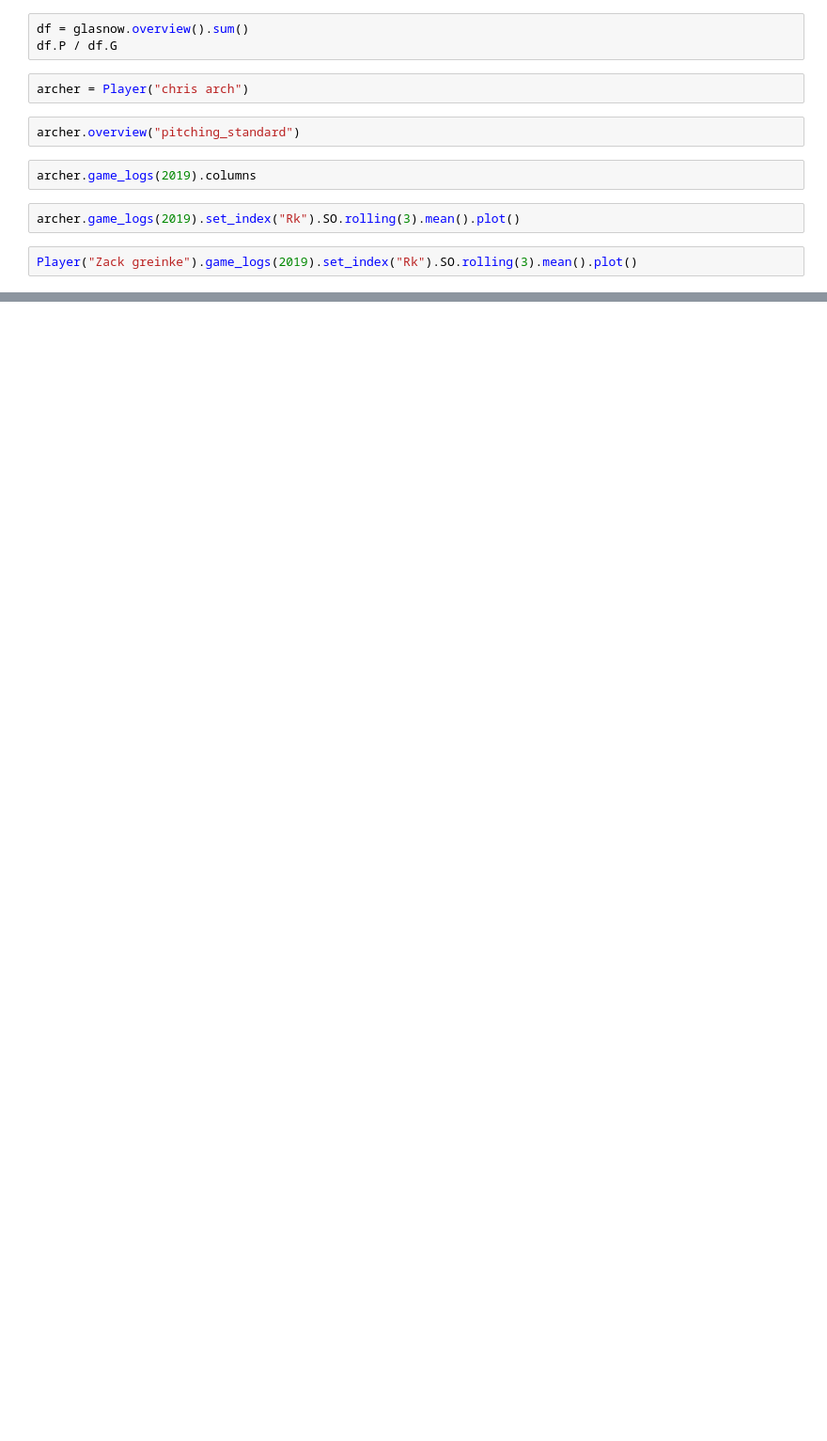
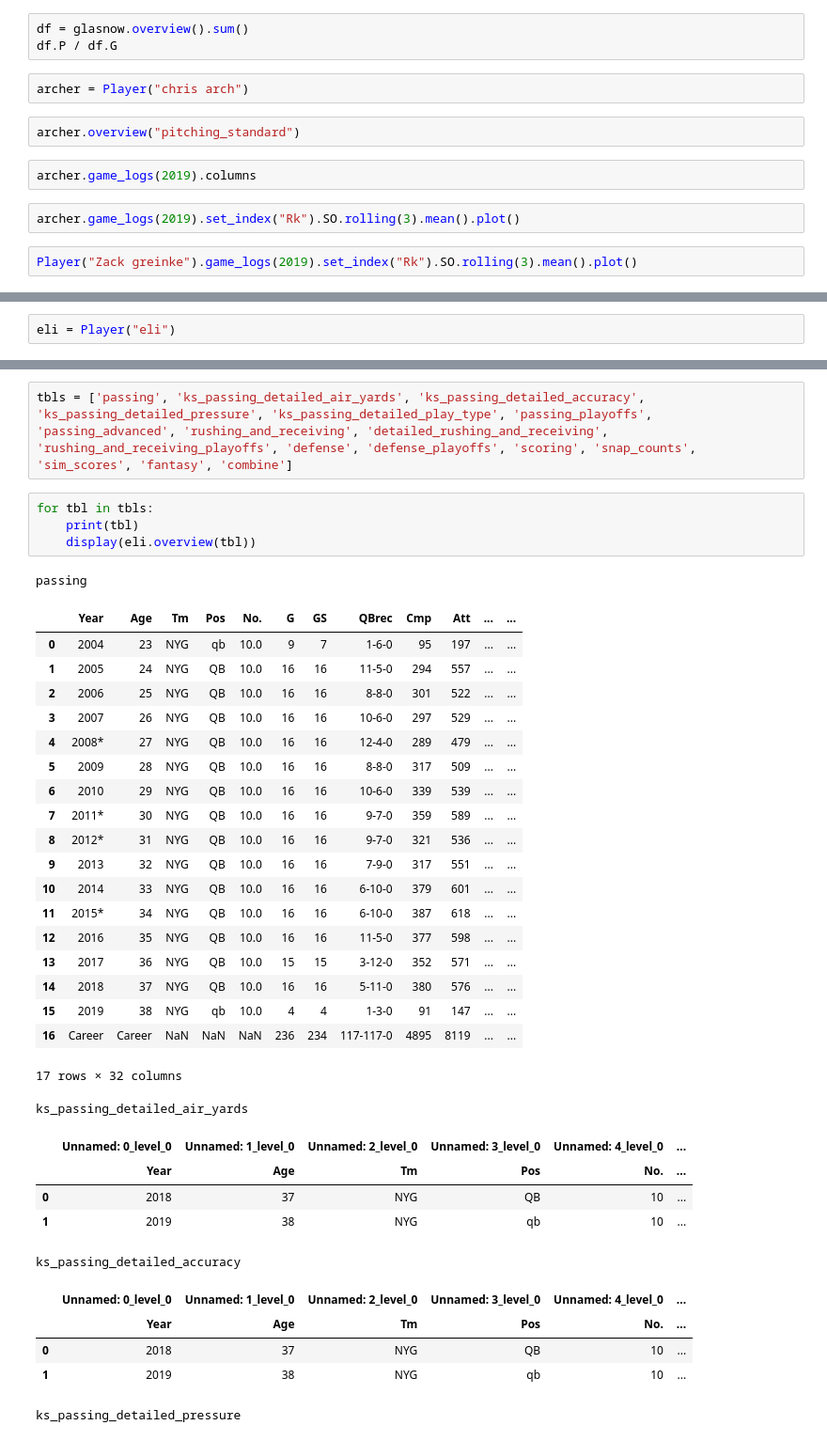
Before and after one commit to double-dose-larry/sportsref, a Jupyter notebook: test_players.ipynb, the cells around one changed output, grey strips where cells are left out. Shown: that part at 94% size. Drawn from its saved outputs; the diff is of its cells as text; blank space fills up the shorter version.

Commit message:
adds first football pages for player

```diff
--- a/test_players.ipynb
+++ b/test_players.ipynb
@@ -220,0 +225,2 @@ Player("Zack greinke").game_logs(2019).set_index("Rk").SO.rolling(3).mean().plot
+# %%
+eli = Player("eli")
@@ -220,0 +233,38 @@ Player("Zack greinke").game_logs(2019).set_index("Rk").SO.rolling(3).mean().plot
+# %%
+tbls = ['passing', 'ks_passing_detailed_air_yards', 'ks_passing_detailed_accuracy', 'ks_passing_detailed_pressure', 'ks_passing_detailed_play_type', 'passing_playoffs', 'passing_advanced', 'rushing_and_receiving', 'detailed_rushing_and_receiving', 'rushing_and_receiving_playoffs', 'defense', 'defense_playoffs', 'scoring', 'snap_counts', 'sim_scores', 'fantasy', 'combine']
+# %%
+for tbl in tbls:
+    print(tbl)
+    display(eli.overview(tbl))
+# %% [output]
+passing
+|  | Year | Age | Tm | Pos | No. | G | GS | QBrec | Cmp | Att | ... | ... |
+| 0 | 2004 | 23 | NYG | qb | 10.0 | 9 | 7 | 1-6-0 | 95 | 197 | ... | ... |
+| 1 | 2005 | 24 | NYG | QB | 10.0 | 16 | 16 | 11-5-0 | 294 | 557 | ... | ... |
+| 2 | 2006 | 25 | NYG | QB | 10.0 | 16 | 16 | 8-8-0 | 301 | 522 | ... | ... |
+| 3 | 2007 | 26 | NYG | QB | 10.0 | 16 | 16 | 10-6-0 | 297 | 529 | ... | ... |
+| 4 | 2008* | 27 | NYG | QB | 10.0 | 16 | 16 | 12-4-0 | 289 | 479 | ... | ... |
+| 5 | 2009 | 28 | NYG | QB | 10.0 | 16 | 16 | 8-8-0 | 317 | 509 | ... | ... |
+| 6 | 2010 | 29 | NYG | QB | 10.0 | 16 | 16 | 10-6-0 | 339 | 539 | ... | ... |
+| 7 | 2011* | 30 | NYG | QB | 10.0 | 16 | 16 | 9-7-0 | 359 | 589 | ... | ... |
+| 8 | 2012* | 31 | NYG | QB | 10.0 | 16 | 16 | 9-7-0 | 321 | 536 | ... | ... |
+| 9 | 2013 | 32 | NYG | QB | 10.0 | 16 | 16 | 7-9-0 | 317 | 551 | ... | ... |
+| 10 | 2014 | 33 | NYG | QB | 10.0 | 16 | 16 | 6-10-0 | 379 | 601 | ... | ... |
+| 11 | 2015* | 34 | NYG | QB | 10.0 | 16 | 16 | 6-10-0 | 387 | 618 | ... | ... |
+| 12 | 2016 | 35 | NYG | QB | 10.0 | 16 | 16 | 11-5-0 | 377 | 598 | ... | ... |
+| 13 | 2017 | 36 | NYG | QB | 10.0 | 15 | 15 | 3-12-0 | 352 | 571 | ... | ... |
+| 14 | 2018 | 37 | NYG | QB | 10.0 | 16 | 16 | 5-11-0 | 380 | 576 | ... | ... |
+| 15 | 2019 | 38 | NYG | qb | 10.0 | 4 | 4 | 1-3-0 | 91 | 147 | ... | ... |
+| 16 | Career | Career | NaN | NaN | NaN | 236 | 234 | 117-117-0 | 4895 | 8119 | ... | ... |
+17 rows × 32 columns
+ks_passing_detailed_air_yards
+|  | Unnamed: 0_level_0 | Unnamed: 1_level_0 | Unnamed: 2_level_0 | Unnamed: 3_level_0 | Unnamed: 4_level_0 | ... |
+|  | Year | Age | Tm | Pos | No. | ... |
+| 0 | 2018 | 37 | NYG | QB | 10 | ... |
+| 1 | 2019 | 38 | NYG | qb | 10 | ... |
+ks_passing_detailed_accuracy
+|  | Unnamed: 0_level_0 | Unnamed: 1_level_0 | Unnamed: 2_level_0 | Unnamed: 3_level_0 | Unnamed: 4_level_0 | ... |
+|  | Year | Age | Tm | Pos | No. | ... |
+| 0 | 2018 | 37 | NYG | QB | 10 | ... |
+| 1 | 2019 | 38 | NYG | qb | 10 | ... |
+ks_passing_detailed_pressure
```
Also changed, not shown: parts of 4 cells of this notebook, 4 other files.
